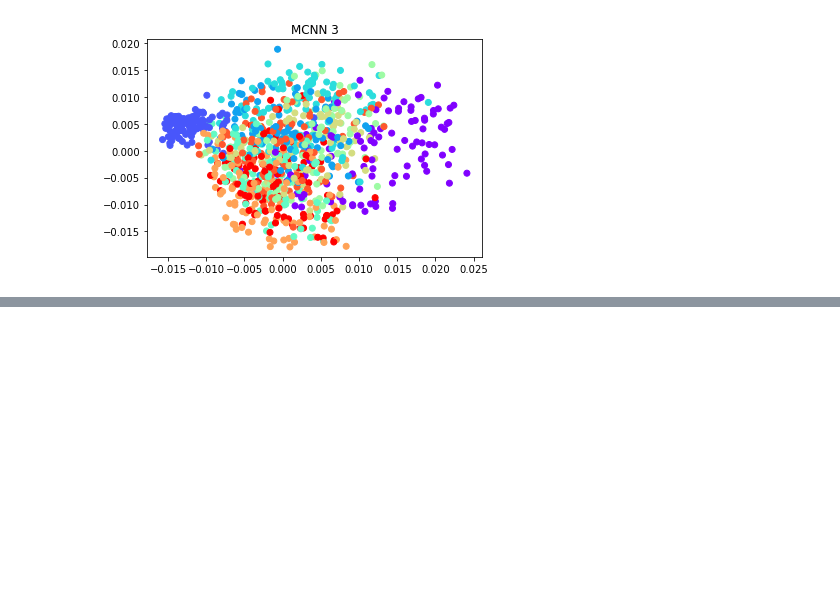
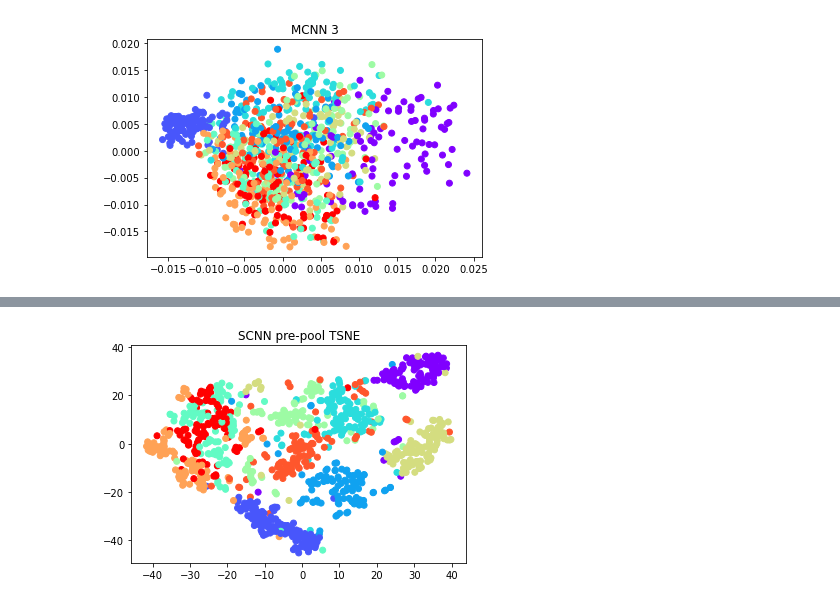
Before and after one commit to seanjaffe1/Non-Euclidean_Mon_Op_Net, a Jupyter notebook: embeddings.ipynb, the cells around one changed output, grey strips where cells are left out. Cells and saved outputs as stored; diff of their text form; code cells hidden in the pictures; blank space fills up the shorter version.

```diff
--- a/embeddings.ipynb
+++ b/embeddings.ipynb
@@ -211,0 +213,5 @@ plot_pca(embs_m2[2][0:1000], labels_m2[0:1000], "MCNN 3")
+# %%
+n=1000
+plot_tsne(embs_s[0][0:n], labels_s[0:n], "SCNN pre-pool")
+# %% [output]
+[figure, added]
```
Also changed, not shown: parts of 7 cells of this notebook.
